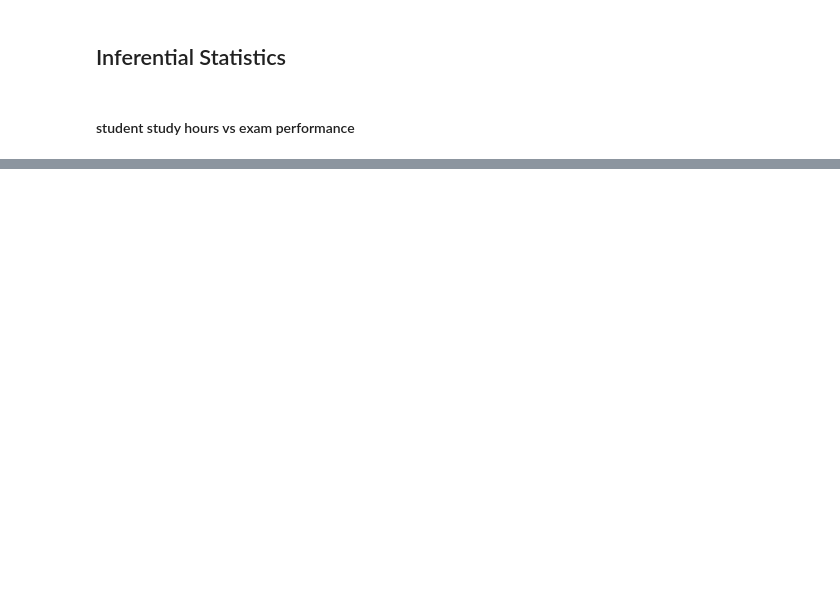
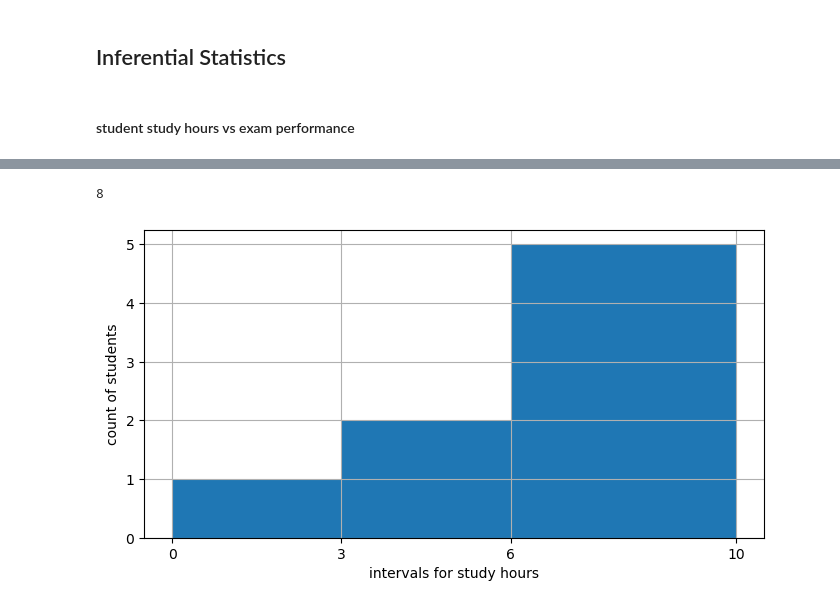
Before and after one commit to Fawas-Anayat/statistics_for_machine_learning, a Jupyter notebook: inferential_stats.ipynb, the cells around one changed output, grey strips where cells are left out. Saved outputs shown, nothing was run; the diff lists cells and outputs as text; code cells hidden in the pictures; blank space fills up the shorter version.

```diff
--- a/inferential_stats.ipynb
+++ b/inferential_stats.ipynb
@@ -64,0 +66,14 @@ plt.show()
+# %%
+df['name'].count()
+# %% [output]
+8
+# %%
+b=[0,3,6,10]
+plt.figure(figsize=(8,4))
+plt.hist(df['study_hours'],density=False,bins=b)
+plt.xticks(b)
+plt.xlabel('intervals for study hours')
+plt.ylabel('count of students')
+plt.grid()
+# %% [output]
+[figure, added]
```
Also changed, not shown: parts of 15 cells of this notebook.
